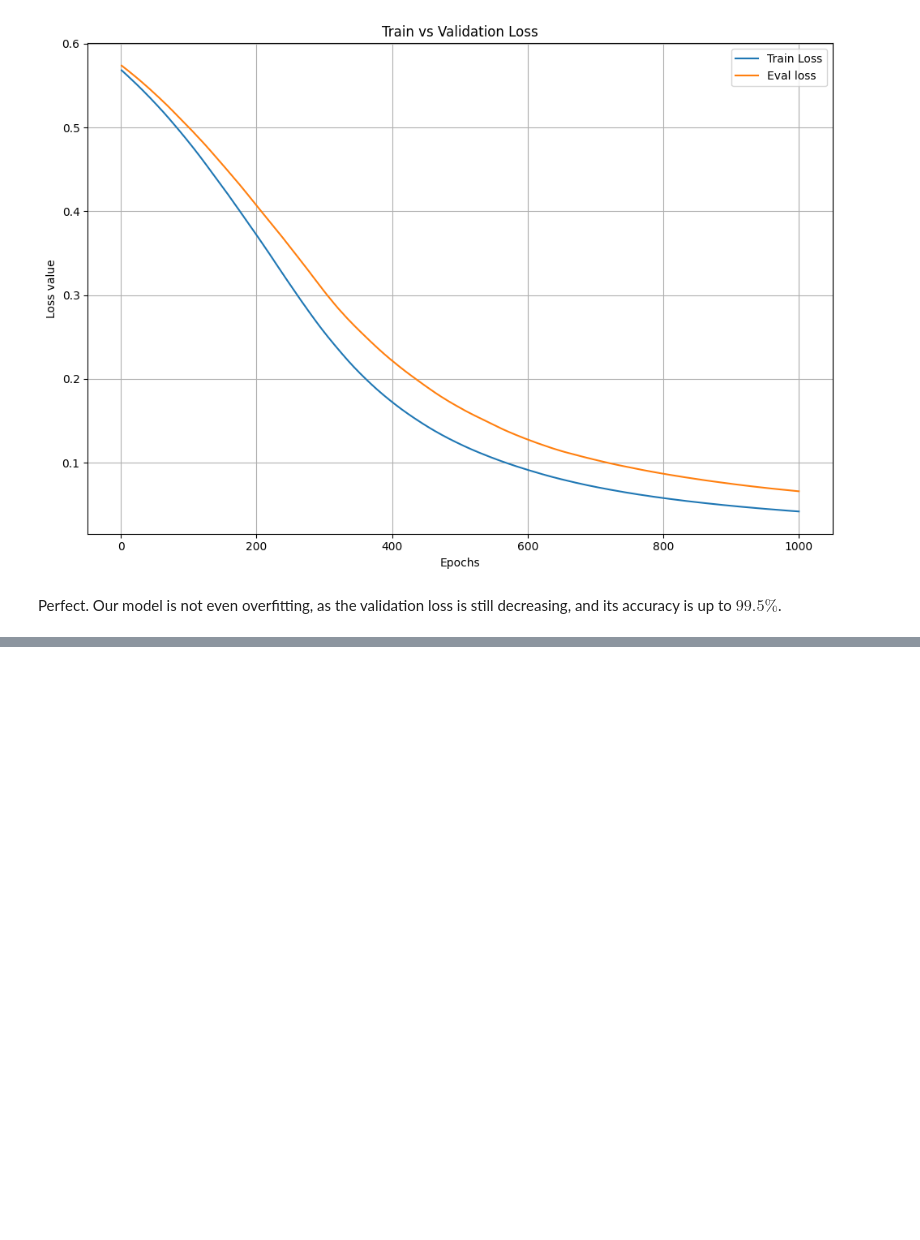
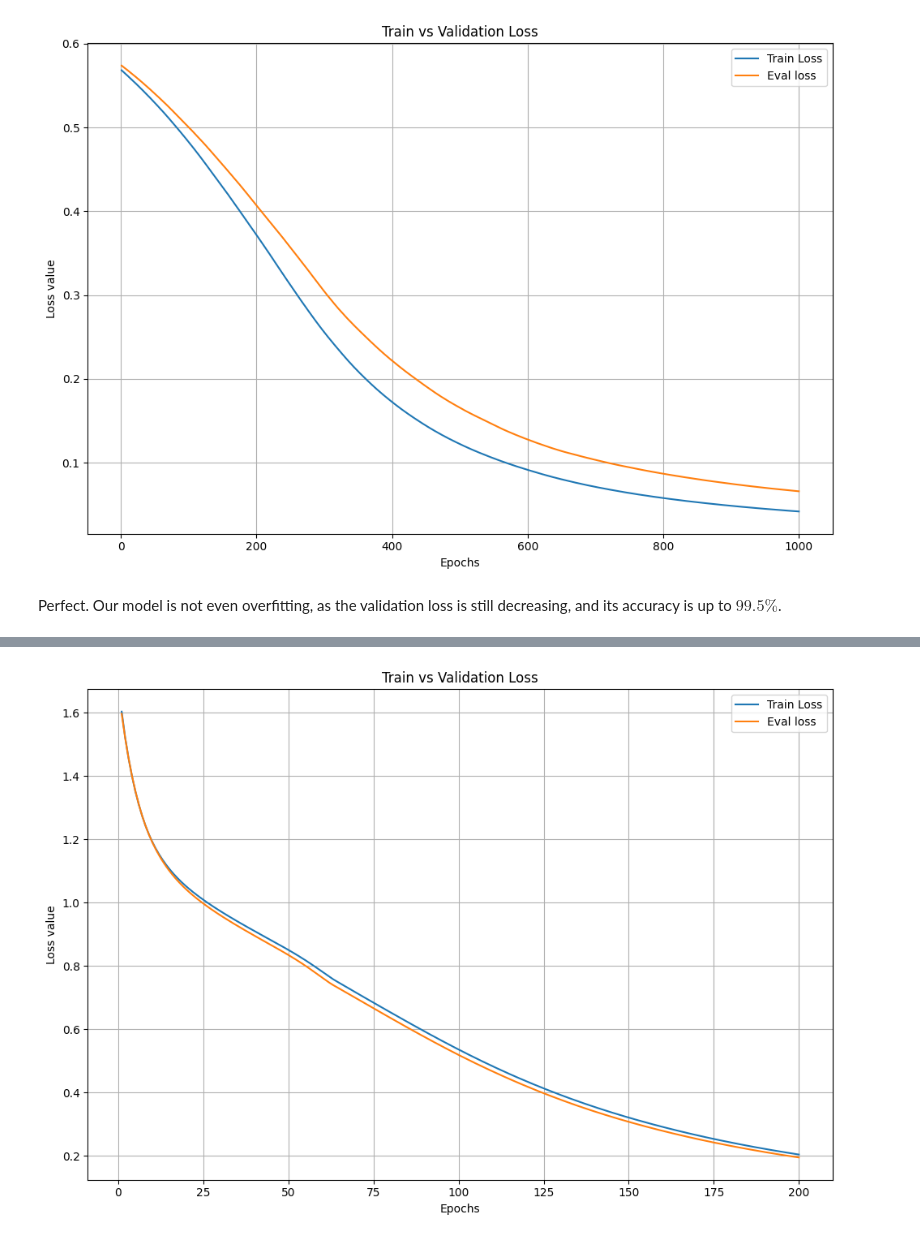
Before and after one commit to MatteoFalcioni/PyTorch_basics, a Jupyter notebook: classification.ipynb, the cells around one changed output, grey strips where cells are left out. Drawn from its saved outputs; the diff is of its cells as text; code cells hidden in the pictures; blank space fills up the shorter version.

```diff
--- a/classification.ipynb
+++ b/classification.ipynb
@@ -811,0 +1069,9 @@ Perfect. Our model is not even overfitting, as the validation loss is still decr
+# %%
+train_loss_values, eval_loss_values, train_acc_values, eval_acc_values = train_model(model=multiclass_model,
+                                                                                     X_train=X_blob_train,
+                                                                                     X_test=X_blob_test,
+                                                                                     y_train=y_blob_train,
+                                                                                     y_test=y_blob_test,
+                                                                                     epochs=NUM_EPOCHS,
+                                                                                     loss_fn=loss_fn,
+                                                                                     optimizer=optimizer)
@@ -811,0 +1112,6 @@ Perfect. Our model is not even overfitting, as the validation loss is still decr
+# %%
+# plot losses
+
+plot_losses(train_loss_values, eval_loss_values)
+# %% [output]
+[figure, added]
```
Also changed, not shown: parts of 34 cells of this notebook.
